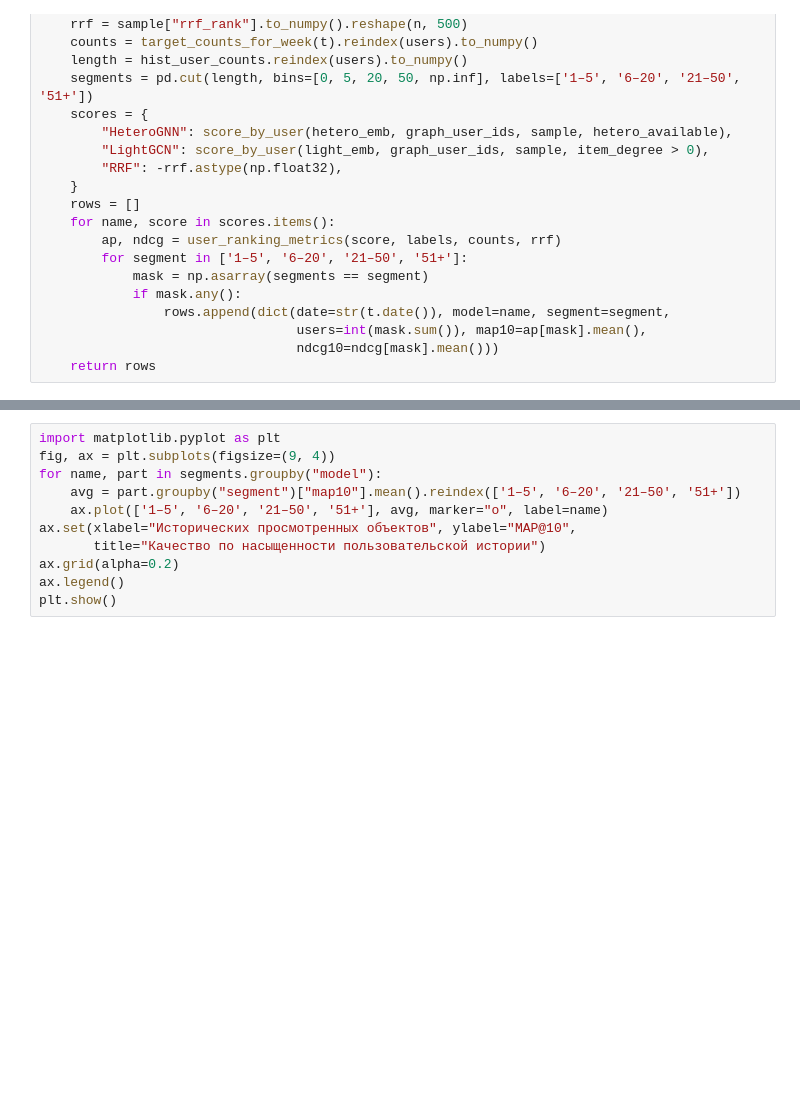
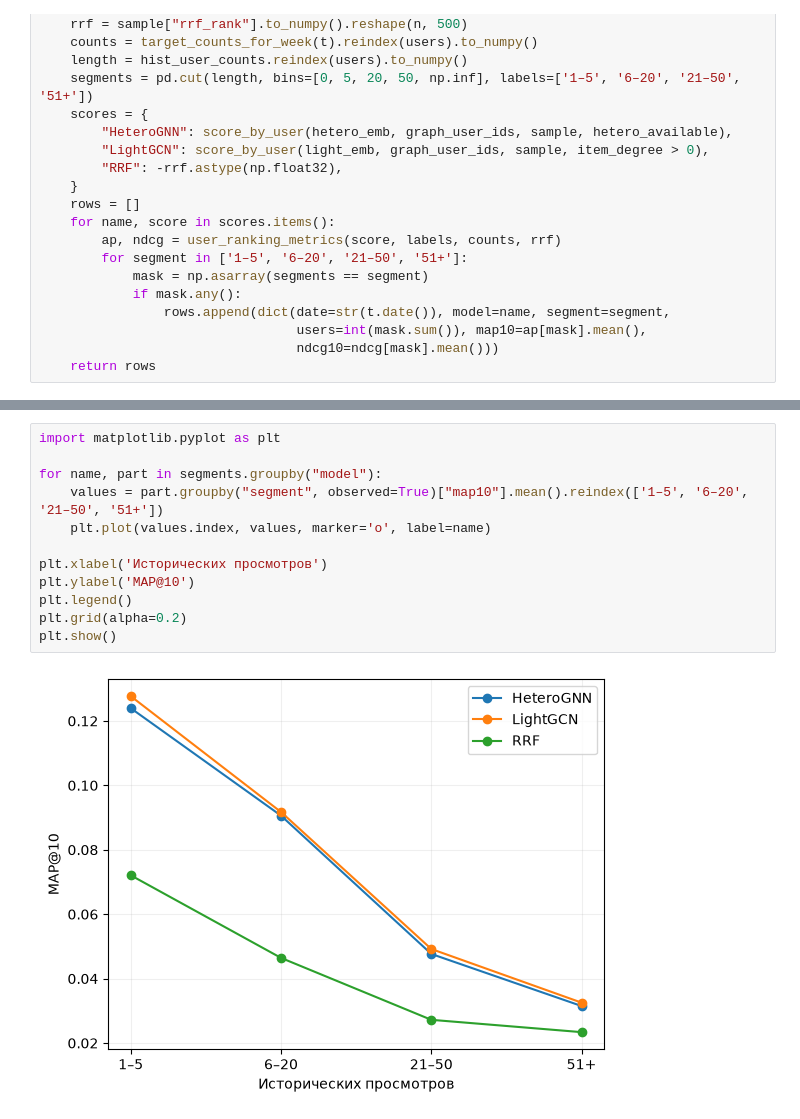
Before and after one commit to MikePodsytnik/graph-recsys-benchmark, a Jupyter notebook: Probing.ipynb, the cells around one changed output, grey strips where cells are left out. Cells and saved outputs as stored; diff of their text form; blank space fills up the shorter version.

```diff
--- a/Probing.ipynb
+++ b/Probing.ipynb
@@ -455,11 +470,14 @@ display(quality.round(4))
-# %%
-import matplotlib.pyplot as plt
-fig, ax = plt.subplots(figsize=(9, 4))
-for name, part in segments.groupby("model"):
-    avg = part.groupby("segment")["map10"].mean().reindex(['1–5', '6–20', '21–50', '51+'])
-    ax.plot(['1–5', '6–20', '21–50', '51+'], avg, marker="o", label=name)
-ax.set(xlabel="Исторических просмотренных объектов", ylabel="MAP@10",
-       title="Качество по насыщенности пользовательской истории")
-ax.grid(alpha=0.2)
-ax.legend()
-plt.show()
+# %%
+import matplotlib.pyplot as plt
+
+for name, part in segments.groupby("model"):
+    values = part.groupby("segment", observed=True)["map10"].mean().reindex(['1–5', '6–20', '21–50', '51+'])
+    plt.plot(values.index, values, marker='o', label=name)
+
+plt.xlabel('Исторических просмотров')
+plt.ylabel('MAP@10')
+plt.legend()
+plt.grid(alpha=0.2)
+plt.show()
+# %% [output]
+[figure, added]
```
Also changed, not shown: parts of 11 cells of this notebook, 1 other file.
